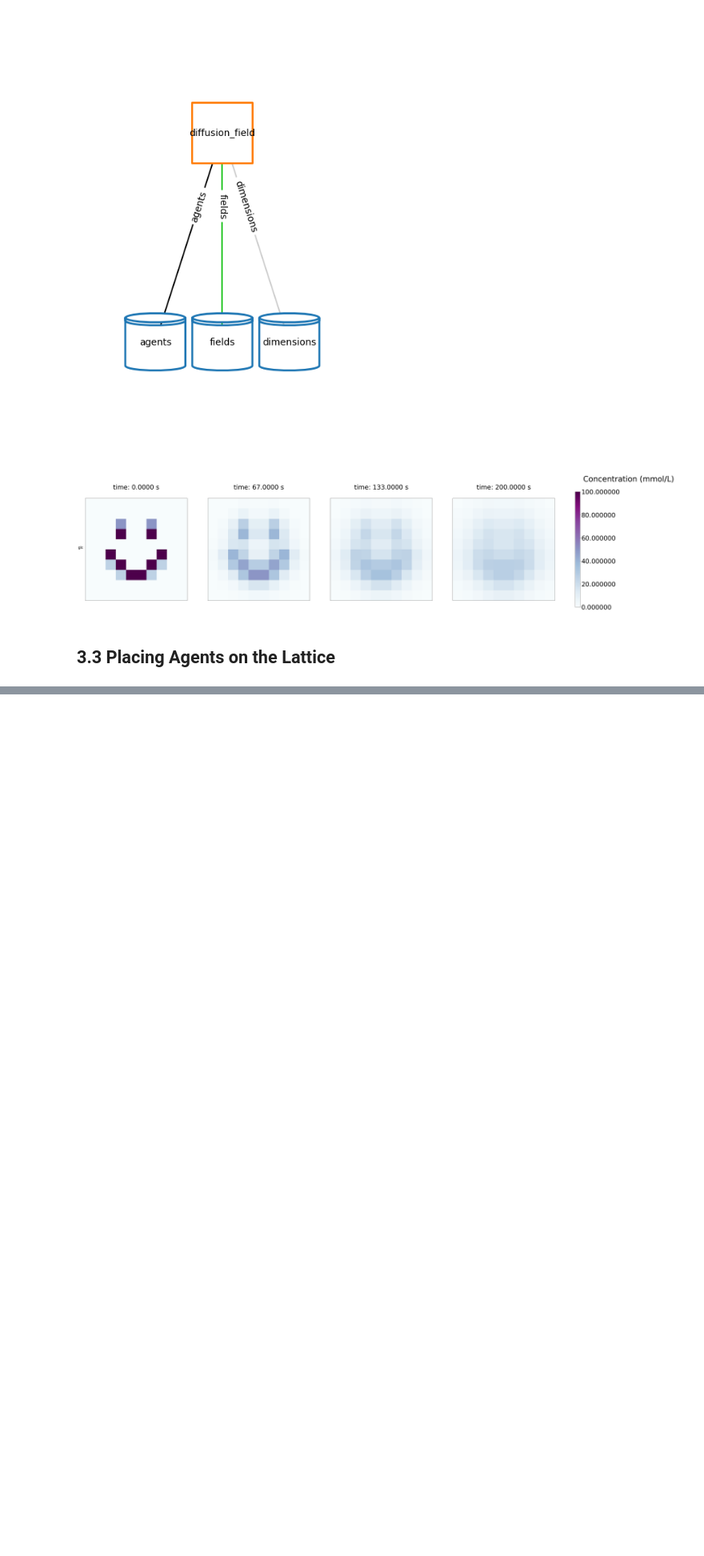
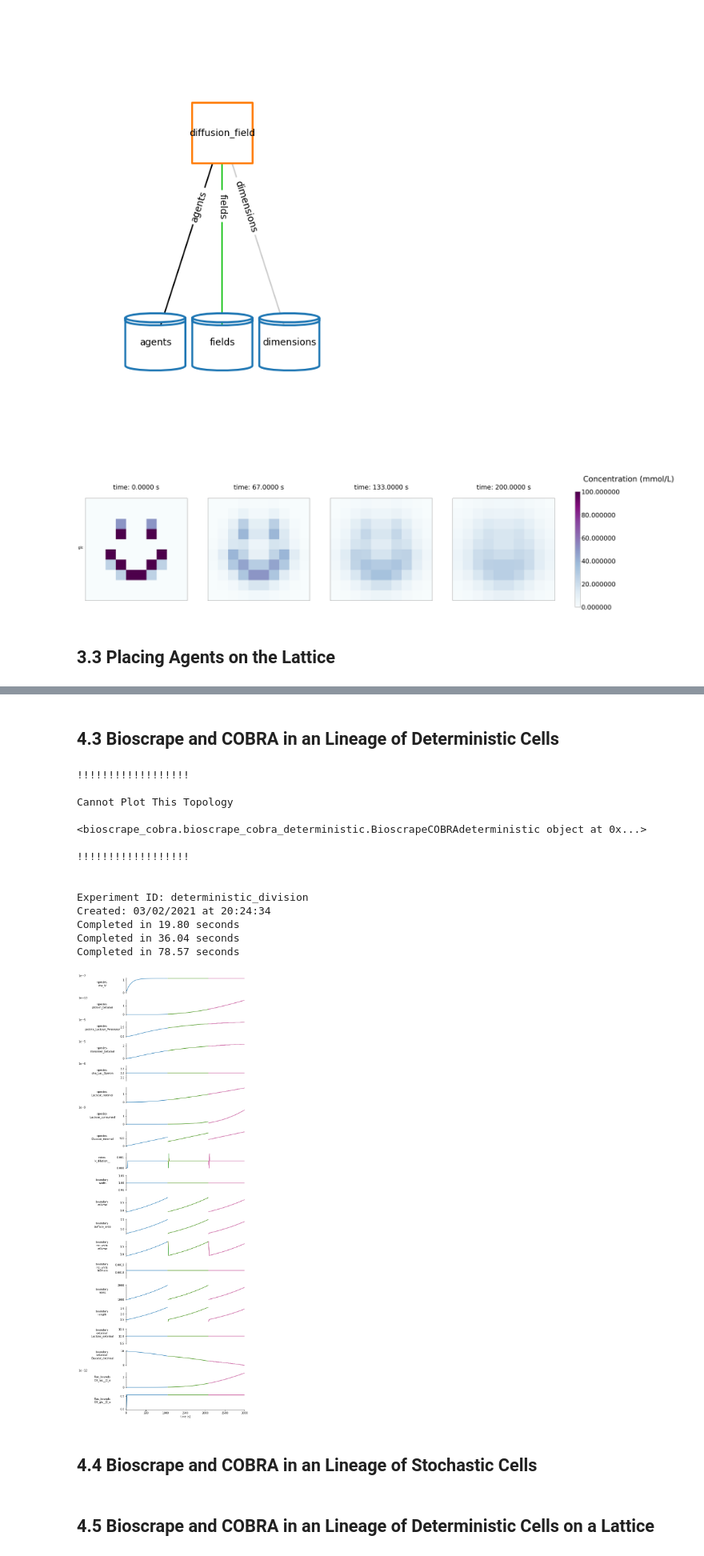
Before and after one commit to vivarium-collective/vivarium-notebooks, a Jupyter notebook: notebooks/VivariumLacOperonNotebook.ipynb, the cells around one changed output, grey strips where cells are left out. Shown at 80% size. Saved outputs shown, nothing was run; the diff lists cells and outputs as text; code cells hidden in the pictures; blank space fills up the shorter version.

```diff
--- a/notebooks/VivariumLacOperonNotebook.ipynb
+++ b/notebooks/VivariumLacOperonNotebook.ipynb
@@ -262,0 +321,50 @@ Cannot Plot This Topology
+# %% [markdown]
+## 4.3 Bioscrape and COBRA in an Lineage of Deterministic Cells
+# %%
+from bioscrape_cobra.bioscrape_cobra_deterministic import BioscrapeCOBRAdeterministic
+from bioscrape_cobra.simulate import get_bioscrape_cobra_config, simulate_bioscrape_cobra, plot_variables_list_deterministic
+from bioscrape_cobra.plot import plot_multigen
+from vivarium.plots.topology import plot_topology
+from vivarium.library.units import units
+
+from bioscrape_cobra import helper
+
+# Show full topology here
+#TODO wrap this so I can get the Composite before simulating
+bsc_det_composite = BioscrapeCOBRAdeterministic(get_bioscrape_cobra_config(division = True))
+
+try:
+    fig_topology = plot_topology(bsc_det_composite)
+except KeyError:
+    print(f"!!!!!!!!!!!!!!!!!!\n\nCannot Plot This Topology\n\n{bsc_det_composite}\n\n!!!!!!!!!!!!!!!!!!\n")
+
+#Simulate
+biocobra_data = simulate_bioscrape_cobra(
+    total_time = 2500,
+    initial_glucose=10, #mM
+    initial_lactose=10, #mM
+    divide_threshold=2000 * units.fg, #how big a cell is when it divides
+    halt_threshold = 4, #how total cells to simulate
+    output_type='unitless',
+    division = True)
+
+#plot the simulation
+fig_data = plot_multigen(biocobra_data)
+# %% [output]
+!!!!!!!!!!!!!!!!!!
+
+Cannot Plot This Topology
+
+<bioscrape_cobra.bioscrape_cobra_deterministic.BioscrapeCOBRAdeterministic object at 0x...>
+
+!!!!!!!!!!!!!!!!!!
+
+
+Experiment ID: deterministic_division
+Created: 03/02/2021 at 20:24:34
+Completed in 19.80 seconds
+Completed in 36.04 seconds
+Completed in 78.57 seconds
+[figure, added]
+# %% [markdown]
+## 4.4 Bioscrape and COBRA in an Lineage of Stochastic Cells
@@ -262,0 +400,2 @@ Cannot Plot This Topology
+# %% [markdown]
+## 4.5 Bioscrape and COBRA in an Lineage of Deterministic Cells on a Lattice
```
Also changed, not shown: parts of 15 cells of this notebook, 6 other files.
